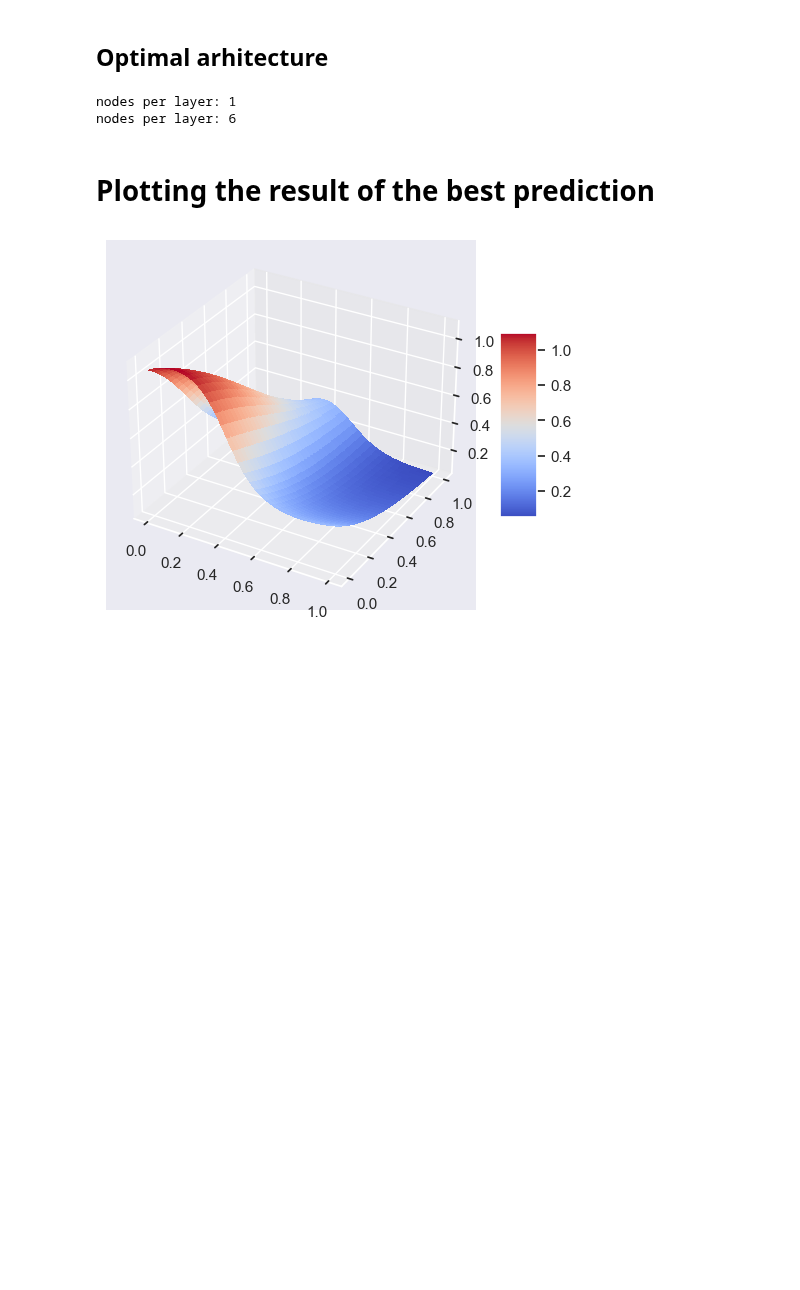
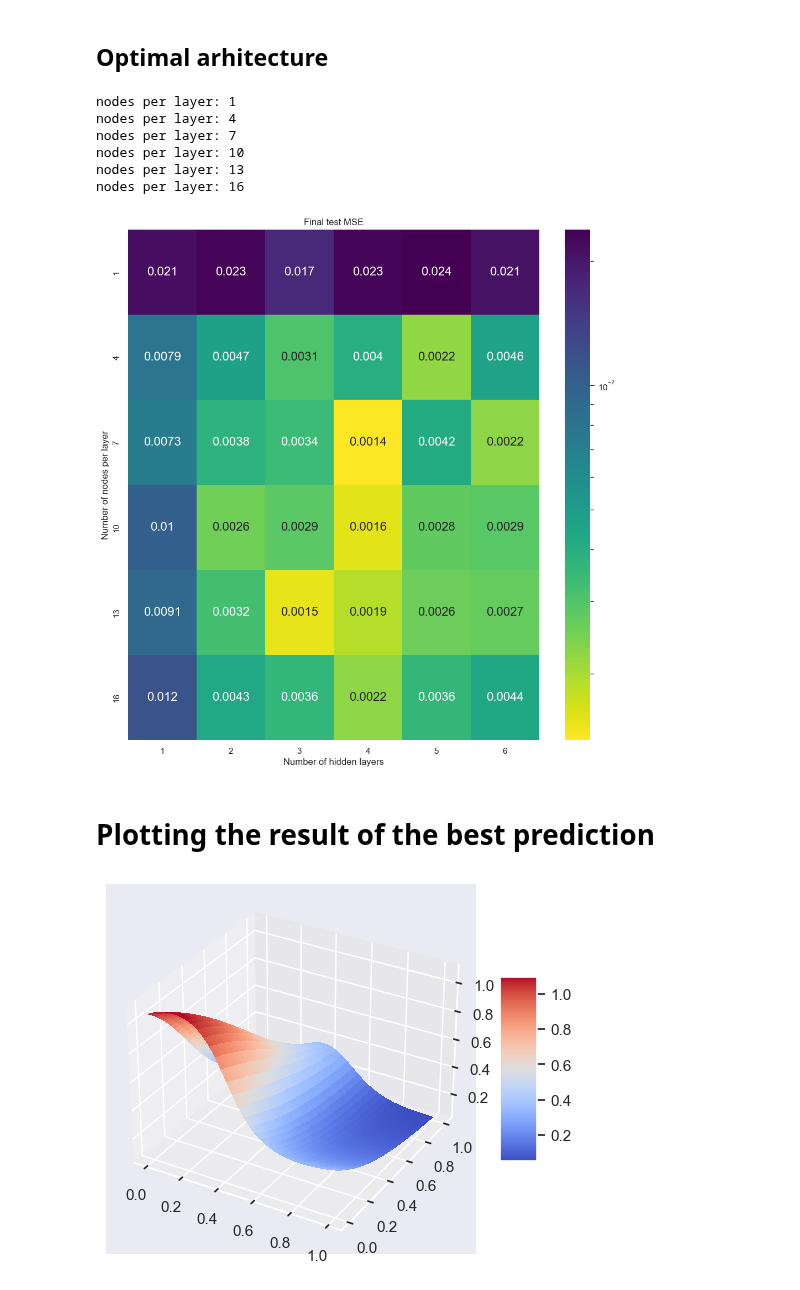
Before and after one commit to Trond01/Project2_FYS-STK4155, a Jupyter notebook: Runs/bc.ipynb, the cells around one changed output. Cells and saved outputs as stored; diff of their text form; code cells hidden in the pictures; blank space fills up the shorter version.

```diff
--- a/Runs/bc.ipynb
+++ b/Runs/bc.ipynb
@@ -376,7 +376,7 @@ def hidden_node_hidden_layer_grid(savefig=False, nreps=5):
     filename = filepath_location + f"lr={lr}_lambda={lam}_hidden_activation_func={hidden_activation_name}_nreps={nreps}__hidden_layer_num_grid_experiment.png"
 
     hidden_layer_numbers = np.arange(1, n + 1)
-    nodes_per_layer_list = np.arange(1, 30, 30//n)
+    nodes_per_layer_list = np.arange(1, 19, 19//n)
 
     test_errs_all = np.zeros(shape=(n, n))
     train_errs_all = np.zeros(shape=(n, n))
@@ -387,39 +387,45 @@ def hidden_node_hidden_layer_grid(savefig=False, nreps=5):
             s_test = 0.0
             s_train = 0.0
             for k in range(nreps):
-                result = single_run(X, y, lr=lr, lam=lam, hidden_layer_num=hidden_layer_number, node_per_hidden=nodes_per_layer, hidden_activation=hidden_activation)
+                result = single_run(X, z, lr=lr, lam=lam, hidden_layer_num=hidden_layer_number, node_per_hidden=nodes_per_layer, hidden_activation=hidden_activation)
                 s_test += result["test_loss_list"][-1]
                 s_train += result["train_loss_list"][-1]
 
             test_errs_all[i, j] = s_test/nreps
             train_errs_all[i, j] = s_train/nreps
 
 
     # Make sns heatmap
     fig, ax = plt.subplots(figsize = (12, 12))
     sns.heatmap(test_errs_all, annot=True, ax=ax, cmap="viridis_r", cbar=True, norm="log")
 
     # Title
     ax.set_title("Final test MSE")
 
     # Handle labels
     ax.set_xlabel("Number of hidden layers")
     ax.set_ylabel("Number of nodes per layer")
 
     ax.set_yticklabels(nodes_per_layer_list)
     ax.set_xticklabels(hidden_layer_numbers)
 
+
     if savefig:
         fig.savefig(filename)
     plt.show()
 
     return {"hidden_layer_sizes":hidden_layer_numbers, "test_error":test_errs_all, "train_error":train_errs_all}
 
 
 r= hidden_node_hidden_layer_grid(savefig=True)
 # %% [output]
 nodes per layer: 1
-nodes per layer: 6
+nodes per layer: 4
+nodes per layer: 7
+nodes per layer: 10
+nodes per layer: 13
+nodes per layer: 16
+[figure, added]
 # %% [markdown]
 # Plotting the result of the best prediction
 # %%
```
Also changed, not shown: parts of 1 cell of this notebook, 2 other files.
